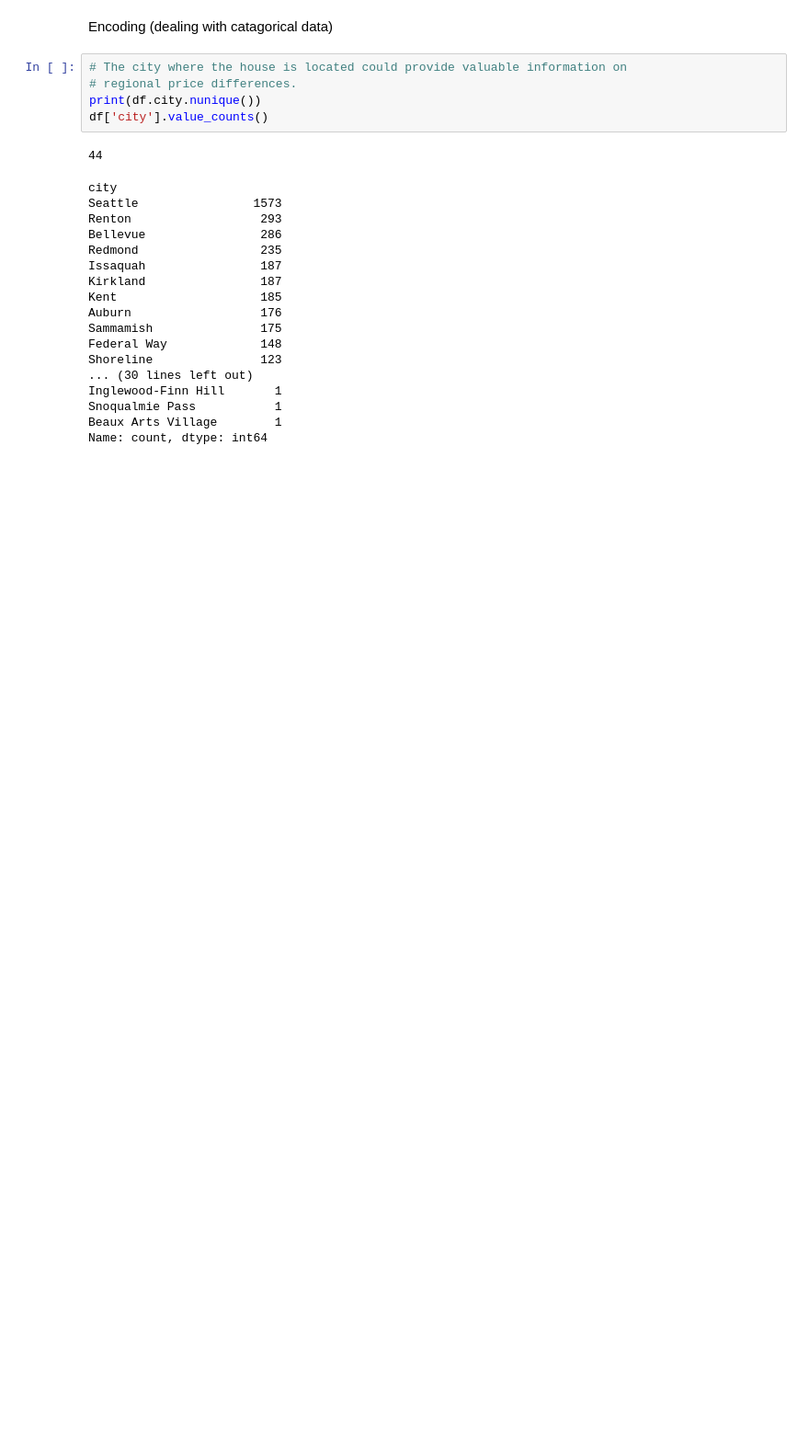
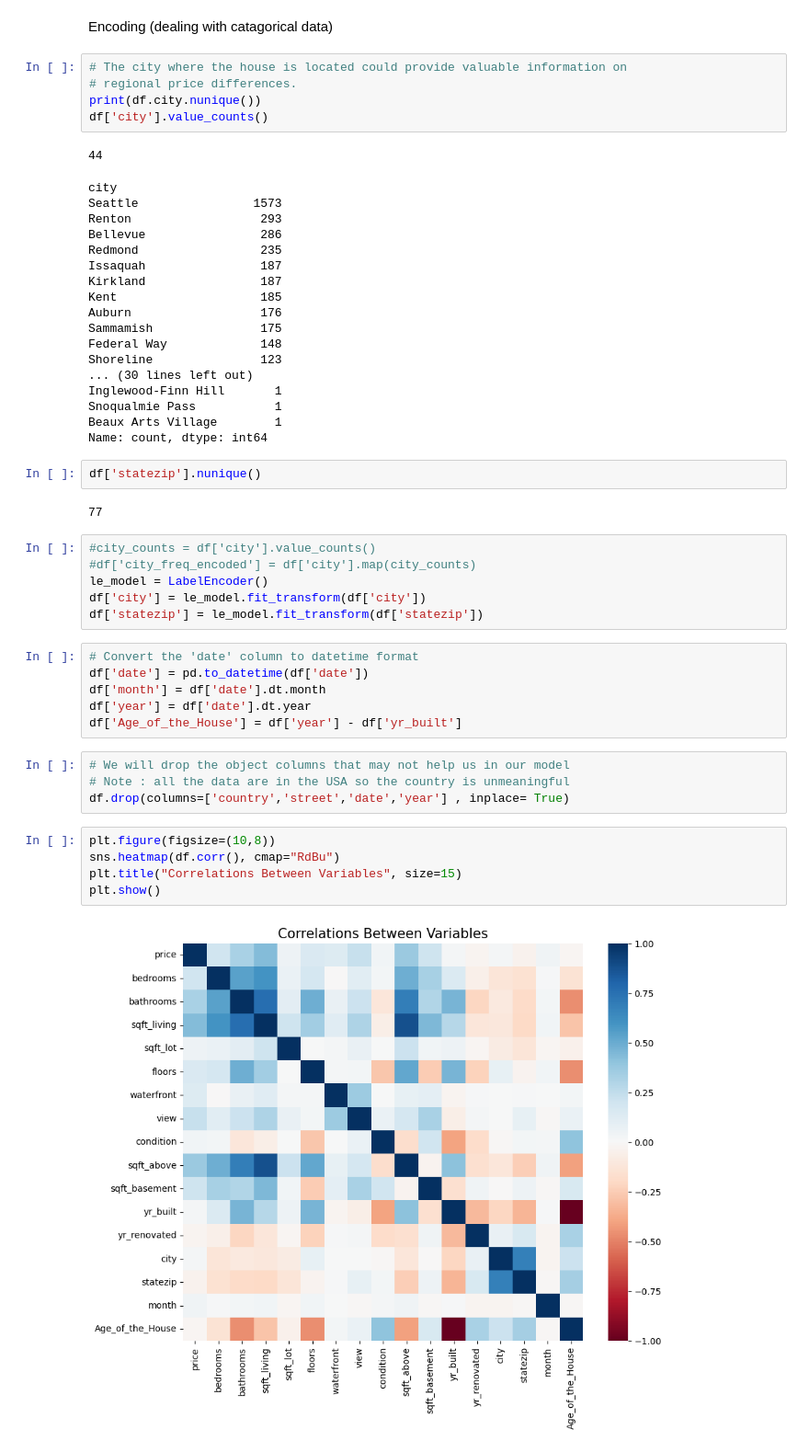
Before and after one commit to walethewave/Supervised-Learning, a Jupyter notebook: Supervised learning.ipynb, the cells around one changed output. Shown at 92% size. Saved outputs shown, nothing was run; the diff lists cells and outputs as text; blank space fills up the shorter version.

Commit message:
correlation result

```diff
--- a/Supervised learning.ipynb
+++ b/Supervised learning.ipynb
@@ -103,3 +103,30 @@ Inglewood-Finn Hill       1
 Snoqualmie Pass           1
 Beaux Arts Village        1
 Name: count, dtype: int64
+# %%
+df['statezip'].nunique()
+# %% [output]
+77
+# %%
+#city_counts = df['city'].value_counts()
+#df['city_freq_encoded'] = df['city'].map(city_counts)
+le_model = LabelEncoder()
+df['city'] = le_model.fit_transform(df['city'])
+df['statezip'] = le_model.fit_transform(df['statezip'])
+# %%
+# Convert the 'date' column to datetime format
+df['date'] = pd.to_datetime(df['date'])
+df['month'] = df['date'].dt.month
+df['year'] = df['date'].dt.year
+df['Age_of_the_House'] = df['year'] - df['yr_built']
+# %%
+# We will drop the object columns that may not help us in our model
+# Note : all the data are in the USA so the country is unmeaningful
+df.drop(columns=['country','street','date','year'] , inplace= True)
+# %%
+plt.figure(figsize=(10,8))
+sns.heatmap(df.corr(), cmap="RdBu")
+plt.title("Correlations Between Variables", size=15)
+plt.show()
+# %% [output]
+[figure, added]
```
Also changed, not shown: parts of 2 cells of this notebook.
